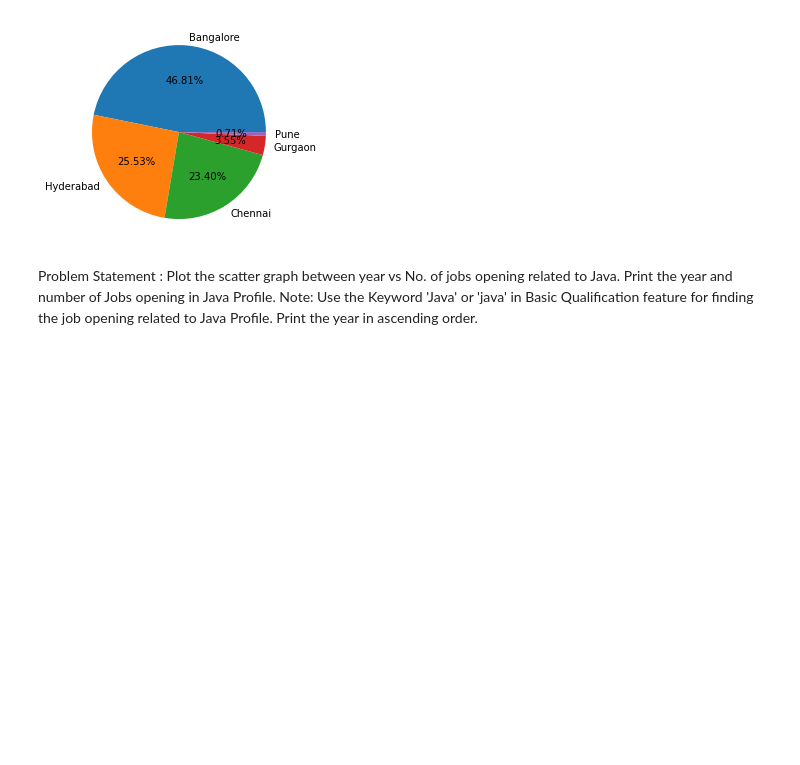
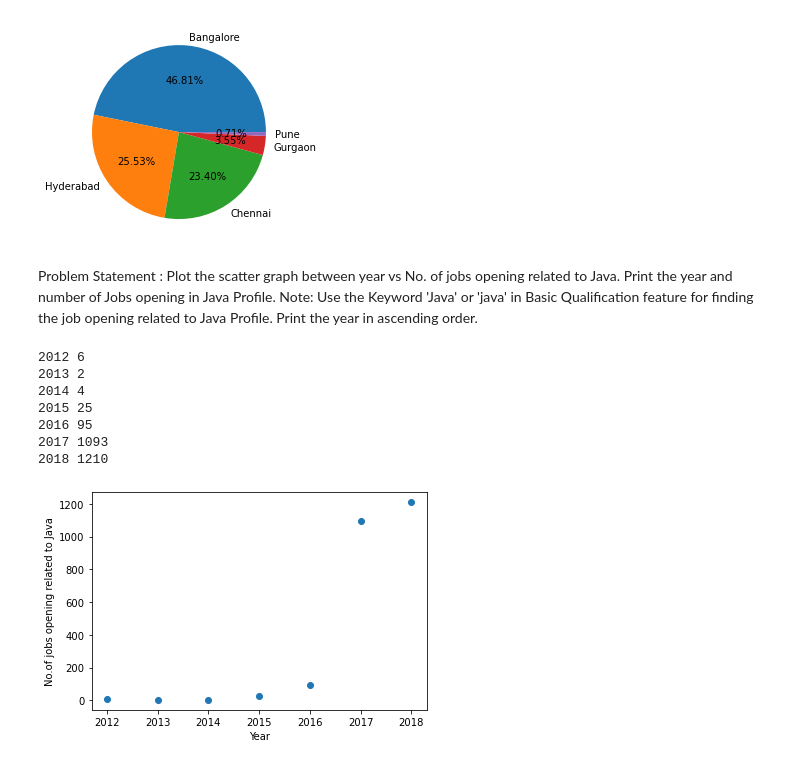
Before and after one commit to nithinpnandanam/Job-Analysis-Visualistaion, a Jupyter notebook: Matplotlib_projects.ipynb, the cells around one changed output. Drawn from its saved outputs; the diff is of its cells as text; code cells hidden in the pictures; blank space fills up the shorter version.

```diff
--- a/Matplotlib_projects.ipynb
+++ b/Matplotlib_projects.ipynb
@@ -150,3 +150,45 @@ Problem Statement :
 Plot the scatter graph between year vs No. of jobs opening related to Java.
 Print the year and number of Jobs opening in Java Profile.
 Note: Use the Keyword 'Java' or 'java' in Basic Qualification feature for finding the job opening related to Java Profile. Print the year in ascending order.
+# %%
+import matplotlib.pyplot as plt
+import numpy as np
+import pandas as pd
+import csv
+df=pd.read_csv('amazon_jobs_dataset.csv')
+with open('amazon_jobs_dataset.csv','r',encoding ='ISO-8859-1') as file_obj:
+    file_data=csv.DictReader(file_obj)
+    year=[]
+    d={}
+    for row in file_data:
+        if ('Java'in row['BASIC QUALIFICATIONS'] ) or ('java'in row['BASIC QUALIFICATIONS'] ):
+            a=row['Posting_date'].split(',')[1].strip()
+            year.append(a)
+            d[a]=d.get(a,0)+1
+    np_year=np.array(year)
+# print(d)
+keys=list(d.keys())[::-1]
+# print(keys)
+values=[]
+for i in keys:
+    values.append(d[i])
+# print(values)
+a=0
+for i in keys:
+    for j in values[a:]:
+        print(i,j)
+        a=a+1
+        break
+plt.scatter(keys,values)
+plt.xlabel('Year')
+plt.ylabel('No.of jobs opening related to Java')
+plt.show()
+# %% [output]
+2012 6
+2013 2
+2014 4
+2015 25
+2016 95
+2017 1093
+2018 1210
+[figure, added]
```
